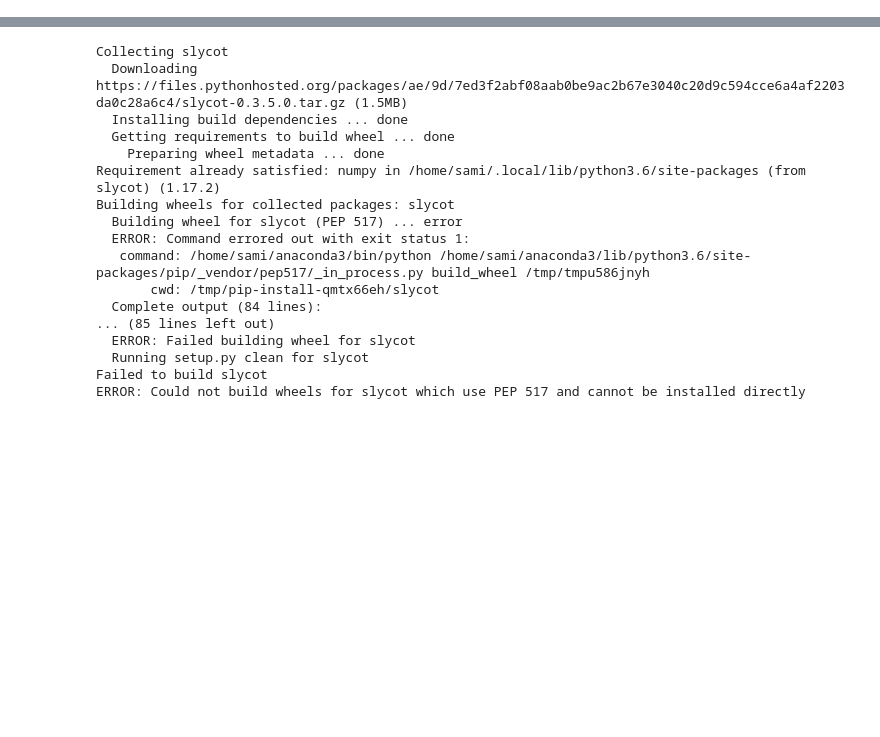
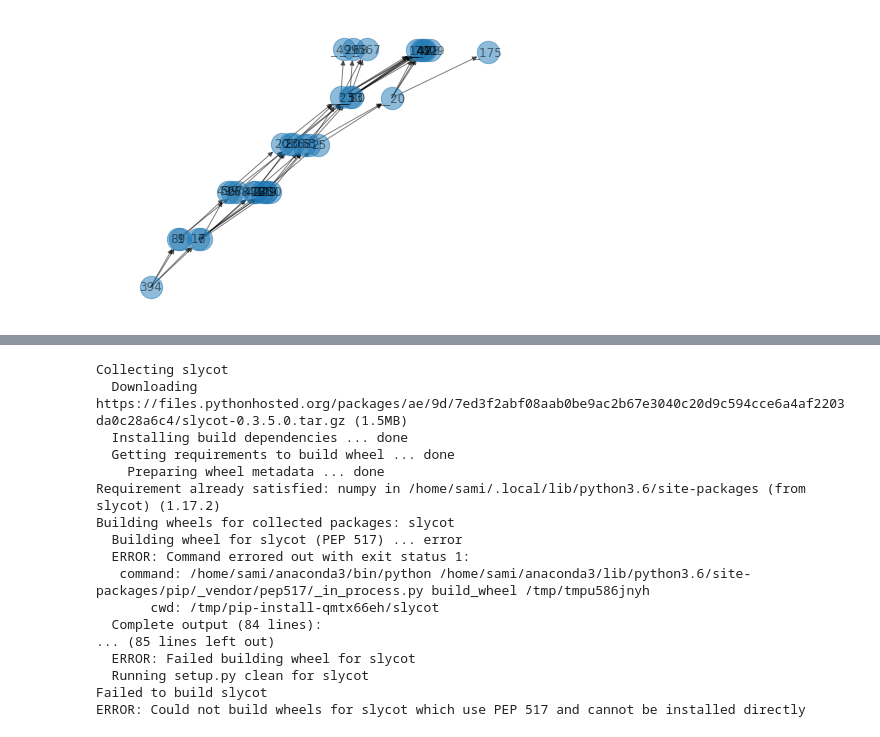
Before and after one commit to BekeleNatan/DMN-EndHost-Classification, a Jupyter notebook: SVM-classification.ipynb, the cells around one changed output, grey strips where cells are left out. Saved outputs shown, nothing was run; the diff lists cells and outputs as text; code cells hidden in the pictures; blank space fills up the shorter version.

Commit message:
added function to buil profile graphlet

```diff
--- a/SVM-classification.ipynb
+++ b/SVM-classification.ipynb
@@ -19,7 +18,11 @@ graphlet.activity_graphlets
 # %%
-X = graphlet.activity_graphlets
+X = graphlet.profile_graphlets
 y = graphlet.get_graphlets_label()
 y =[0 if el=='normal' else 1 for el in y]
+# %%
+draw_kamada_kawai(X[0], with_labels= True, alpha = 0.5, node_size= 500)
+# %% [output]
+[figure, added]
 # %%
 gram_matrix = np.zeros((len(X[:50]), len(X[:50])))
 for i in range(len(X[:50])):
```
Also changed, not shown: parts of 3 cells of this notebook, 1 other file.
